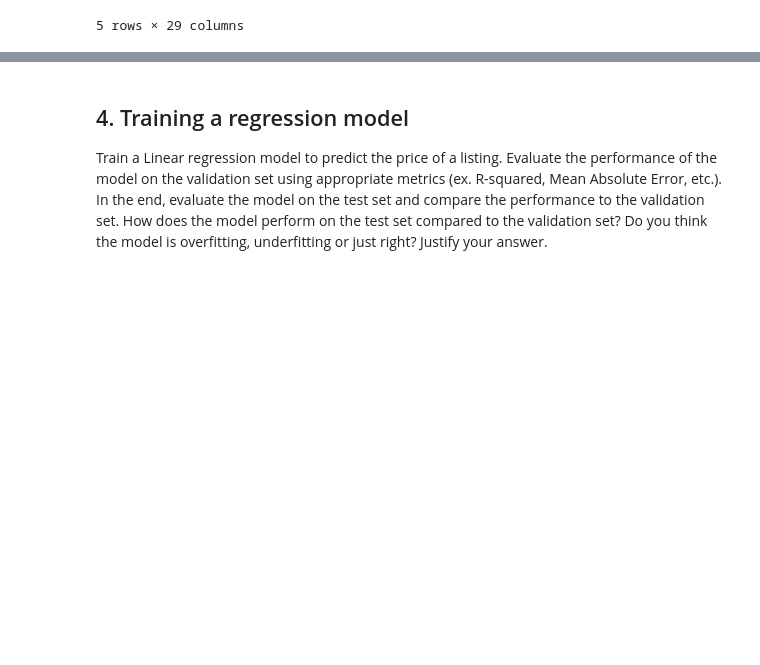
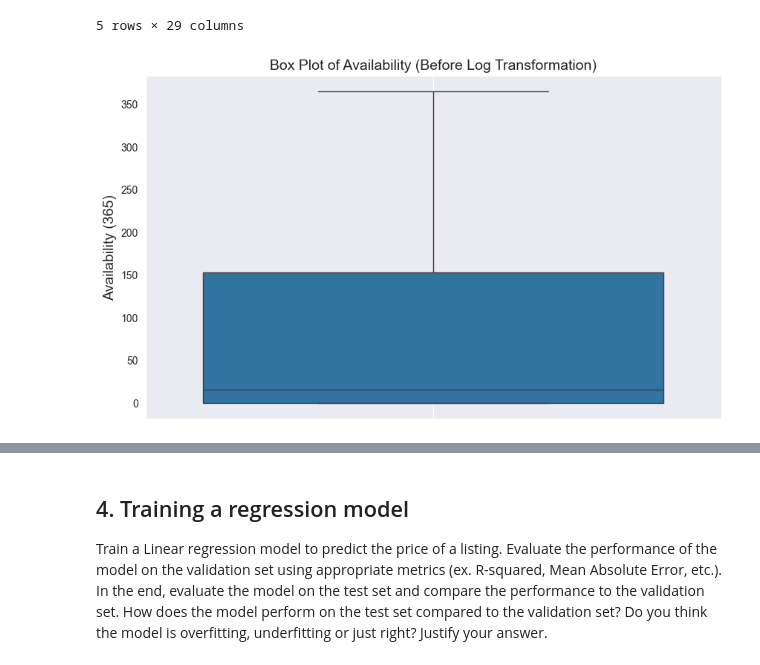
Before and after one commit to 304125/MAL1_S26, a Jupyter notebook: 01_Introduction_to_Machine_Learning/1. Copenhagen AirBnB.ipynb, the cells around one changed output, grey strips where cells are left out. Cells and saved outputs as stored; diff of their text form; code cells hidden in the pictures; blank space fills up the shorter version.

Commit message:
transformation (not done)

```diff
--- a/01_Introduction_to_Machine_Learning/1. Copenhagen AirBnB.ipynb
+++ b/01_Introduction_to_Machine_Learning/1. Copenhagen AirBnB.ipynb
@@ -365,3 +366,14 @@ X_train_val, X_test, y_train_val, y_test = train_test_split(X, y, test_size=0.2,
 # %%
 # transform skewed data
 # scale, save scaler, apply to test set
+# %%
+# availability is right-skewed, apply log to normalize distribution
+# plot box plot before transformation
+plt.figure(figsize=(10, 6))
+sns.boxplot(data=X_train_val, y='availability_365', showfliers=True)
+plt.title('Box Plot of Availability (Before Log Transformation)')
+plt.ylabel('Availability (365)')
+plt.grid()
+plt.show()
+# %% [output]
+[figure, added]
```
Also changed, not shown: parts of 12 cells of this notebook.
